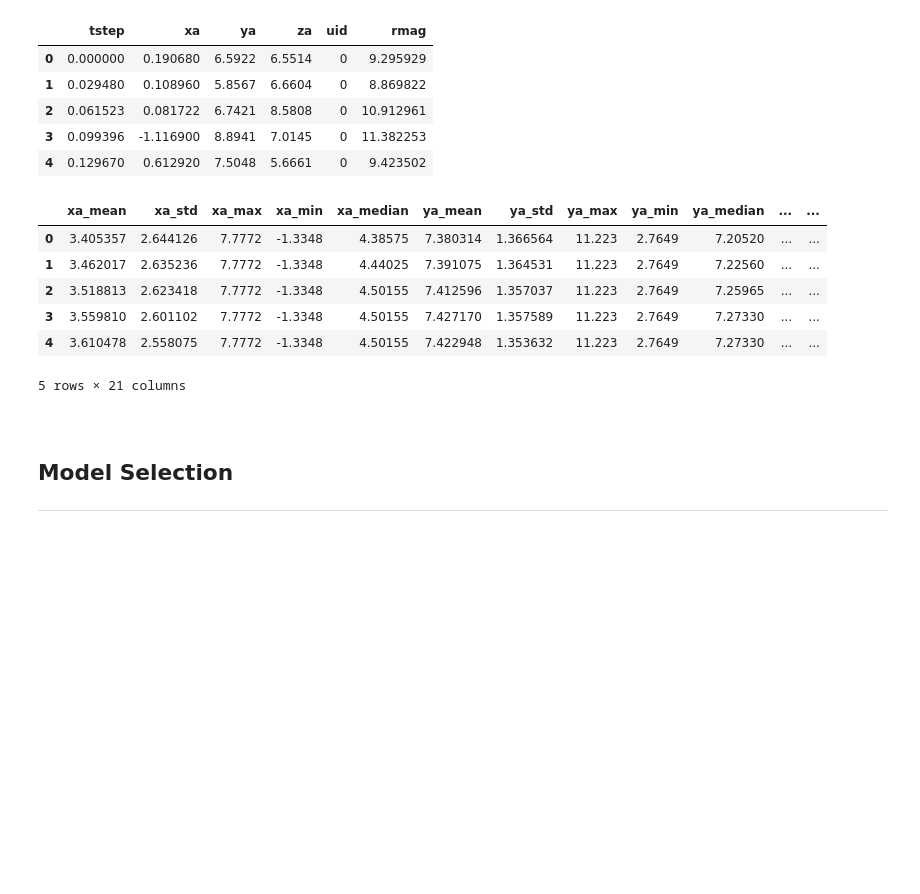
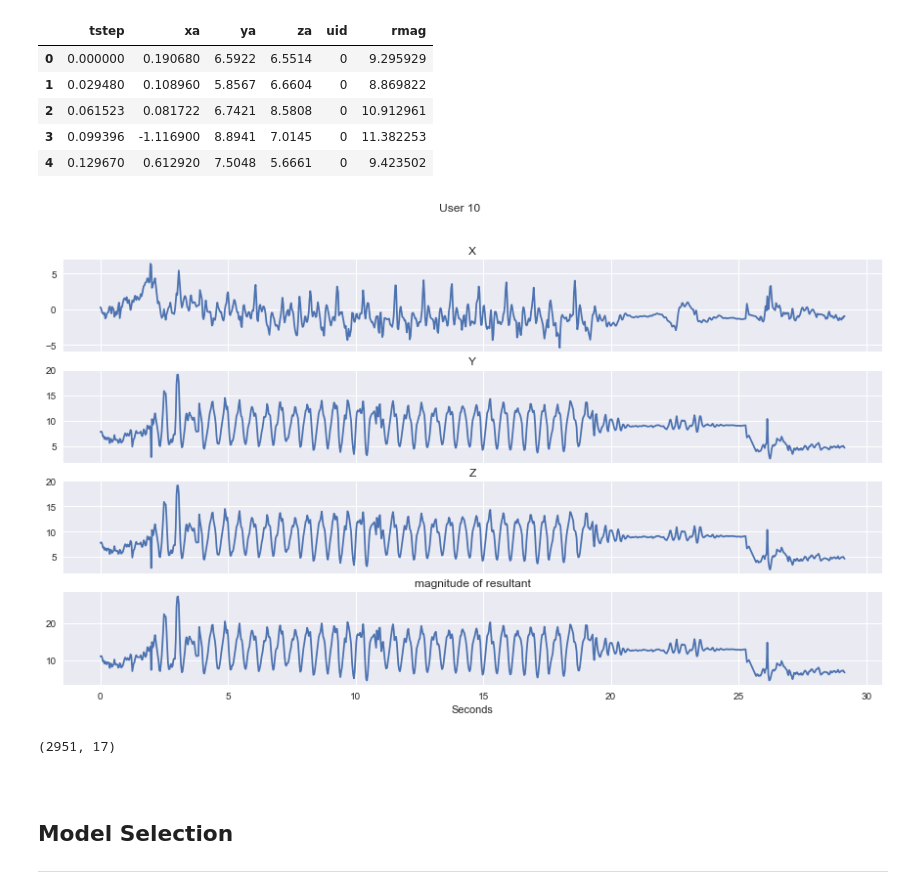
Before and after one commit to charcarr/walking-gate-classifier, a Jupyter notebook: analysis.ipynb, the cells around one changed output. Drawn from its saved outputs; the diff is of its cells as text; code cells hidden in the pictures; blank space fills up the shorter version.

```diff
--- a/analysis.ipynb
+++ b/analysis.ipynb
@@ -143,6 +135,28 @@ frame.head()
 | 2 | 0.061523 | 0.081722 | 6.7421 | 8.5808 | 0 | 10.912961 |
 | 3 | 0.099396 | -1.116900 | 8.8941 | 7.0145 | 0 | 11.382253 |
 | 4 | 0.129670 | 0.612920 | 7.5048 | 5.6661 | 0 | 9.423502 |
+# %%
+def plot_resultant(data, uid):
+    '''
+    Plot a given users x, y and z acceleration across the given time period
+    '''
+    user_subset = frame[frame.uid == uid].head(1000)
+    f, (ax1, ax2, ax3, ax4) = plt.subplots(4, sharex=True)
+    ax1.plot(user_subset['tstep'], user_subset['xa'])
+    ax1.set_title('X')
+    ax2.plot(user_subset['tstep'], user_subset['ya'])
+    ax2.set_title('Y')
+    ax3.plot(user_subset['tstep'], user_subset['za'])
+    ax3.set_title('Z')
+    ax4.plot(user_subset['tstep'], user_subset['rmag'])
+    ax4.set_title('magnitude of resultant')
+    plt.suptitle('User %d' % uid)
+    plt.xlabel('Seconds')
+    rcParams['figure.figsize'] = 15,8
+# %%
+plot_resultant(frame, 10)
+# %% [output]
+[figure, added]
 # %%
 # define moving window and data wrangling functions
 
@@ -193,14 +222,9 @@ features = features.dropna(axis = 0, how = 'any')          # drop any rows with
 features.index = range(len(features.index))                # reset the row index
 # %%
 ## peek at features
+features.shape
 # %% [output]
-|  | xa_mean | xa_std | xa_max | xa_min | xa_median | ya_mean | ya_std | ya_max | ya_min | ya_median | ... | ... |
-| 0 | 3.405357 | 2.644126 | 7.7772 | -1.3348 | 4.38575 | 7.380314 | 1.366564 | 11.223 | 2.7649 | 7.20520 | ... | ... |
-| 1 | 3.462017 | 2.635236 | 7.7772 | -1.3348 | 4.44025 | 7.391075 | 1.364531 | 11.223 | 2.7649 | 7.22560 | ... | ... |
-| 2 | 3.518813 | 2.623418 | 7.7772 | -1.3348 | 4.50155 | 7.412596 | 1.357037 | 11.223 | 2.7649 | 7.25965 | ... | ... |
-| 3 | 3.559810 | 2.601102 | 7.7772 | -1.3348 | 4.50155 | 7.427170 | 1.357589 | 11.223 | 2.7649 | 7.27330 | ... | ... |
-| 4 | 3.610478 | 2.558075 | 7.7772 | -1.3348 | 4.50155 | 7.422948 | 1.353632 | 11.223 | 2.7649 | 7.27330 | ... | ... |
-5 rows × 21 columns
+(2951, 17)
 # %% [markdown]
 <br/>
 
```
Also changed, not shown: parts of 11 cells of this notebook.
